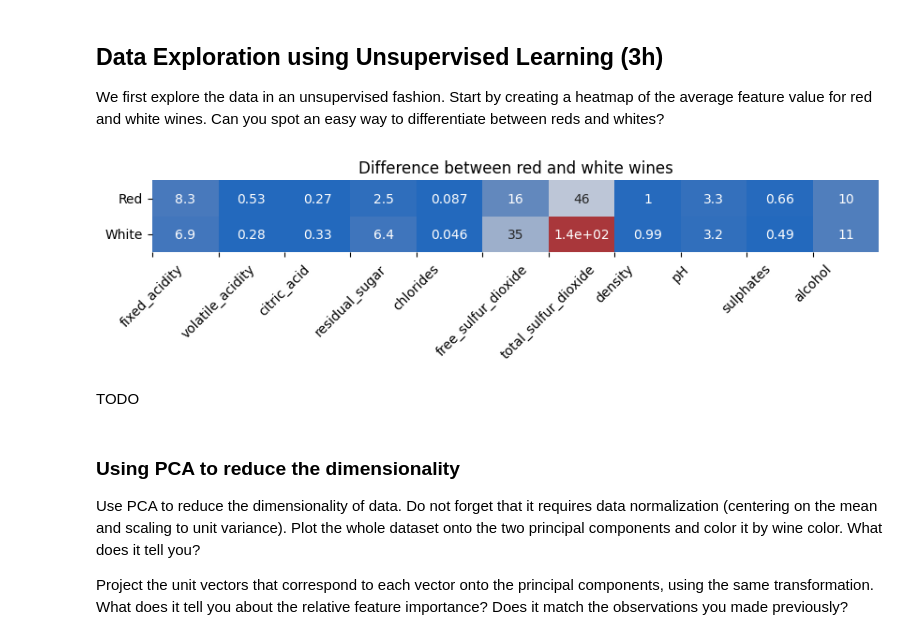
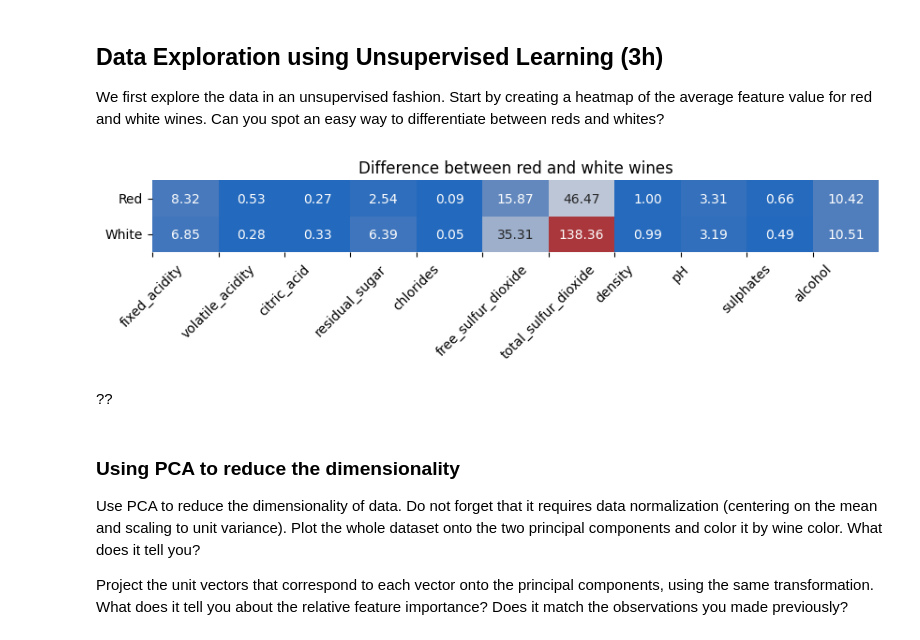
Before and after one commit to hei-isc-ml-stud/w4-isc-ml-imfeldd, a Jupyter notebook: week4-assignment.ipynb, the cells around one changed output. Drawn from its saved outputs; the diff is of its cells as text; code cells hidden in the pictures.

```diff
--- a/week4-assignment.ipynb
+++ b/week4-assignment.ipynb
@@ -245,22 +255,23 @@ We first explore the data in an unsupervised fashion. Start by creating a heatma
 # %%
 X_red = X[X["color"] == "red"]
 X_white = X[X["color"] == "white"]
 
 avg_red = X_red[numerical_features].mean()
 avg_white = X_white[numerical_features].mean()
+avg_diff = avg_red - avg_white
 
 plt.figure(figsize=(10, 1))
-sns.heatmap([avg_red, avg_white], annot=True, cmap="vlag", cbar=False)
+sns.heatmap([avg_red, avg_white], annot=True, cmap="vlag", cbar=False, fmt=".2f")
 plt.title("Difference between red and white wines")
 plt.xticks(
     rotation=45, labels=numerical_features, ticks=np.arange(len(numerical_features))
 )
 plt.yticks(ticks=[0.5, 1.5], labels=["Red", "White"], rotation=0)
 plt.show()
 # %% [output]
-[figure, old version]
+[figure, new version]
-# %% [markdown]
-TODO
+# %% [markdown]
+??
 # %% [markdown]
 ### Using PCA to reduce the dimensionality
 
```
Also changed, not shown: parts of 65 cells of this notebook, 3 other files.
